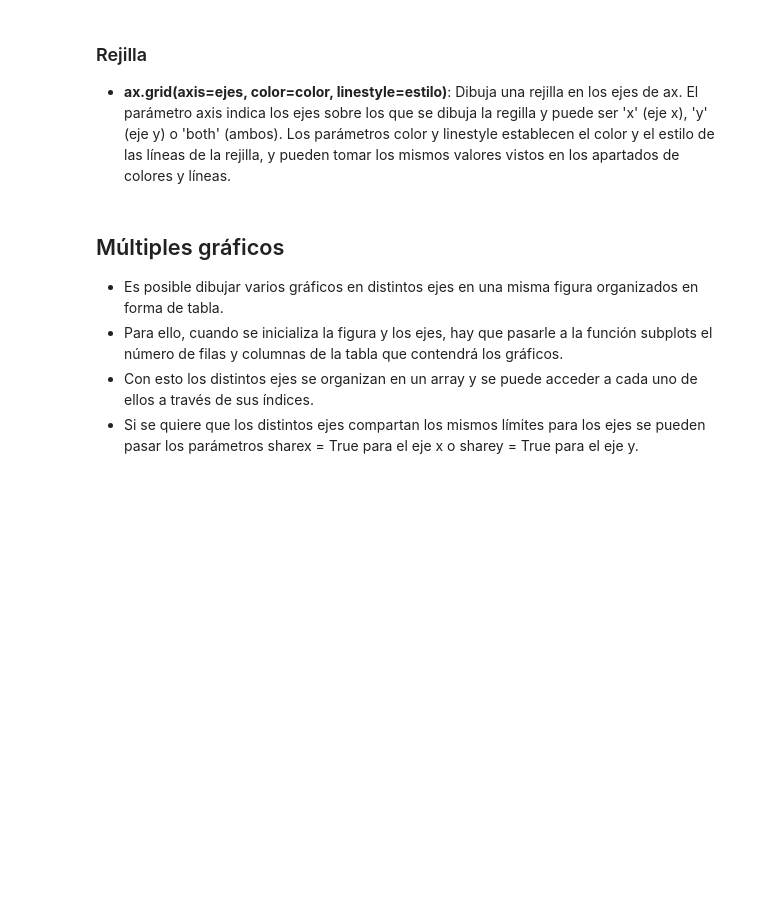
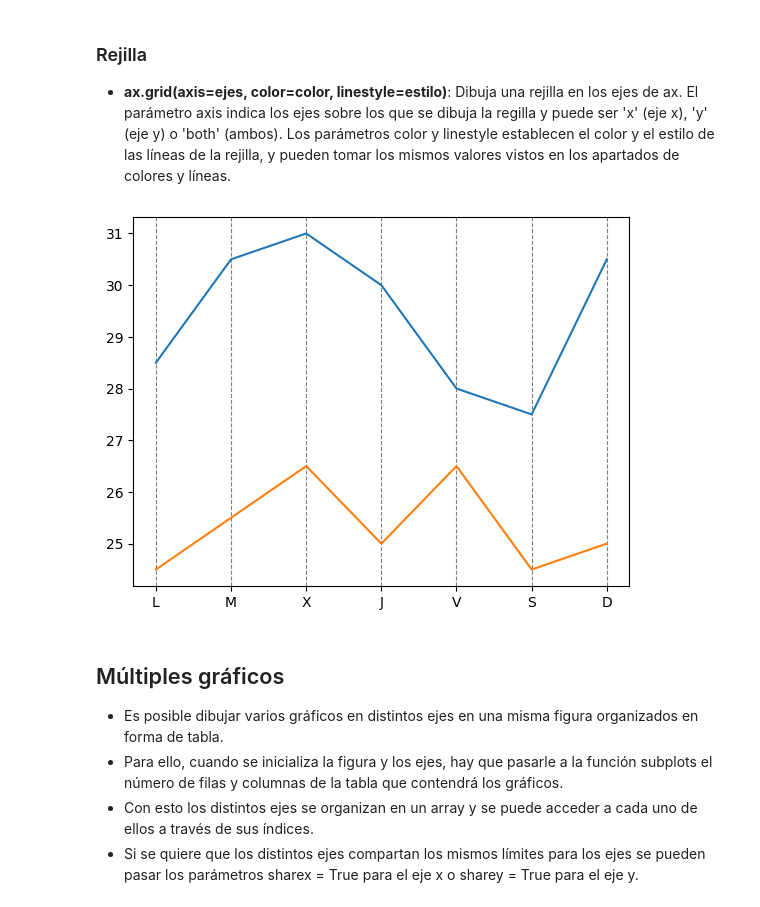
Before and after one commit to ricardoahumada/DataScienceBasics, a Jupyter notebook: visualizacion/01.matplotlib.ipynb, the cells around one changed output. Drawn from its saved outputs; the diff is of its cells as text; code cells hidden in the pictures; blank space fills up the shorter version.

```diff
--- a/visualizacion/01.matplotlib.ipynb
+++ b/visualizacion/01.matplotlib.ipynb
@@ -255,11 +293,13 @@ plt.show()
 # %%
 fig, ax = plt.subplots()
 dias = ['L', 'M', 'X', 'J', 'V', 'S', 'D']
 temperaturas = {'Madrid':[28.5, 30.5, 31, 30, 28, 27.5, 30.5], 'Barcelona':[24.5, 25.5, 26.5, 25, 26.5, 24.5, 25]}
 ax.plot(dias, temperaturas['Madrid'])
 ax.plot(dias, temperaturas['Barcelona'])
-ax.grid(axis = 'y', color = 'gray', linestyle = 'dashed')
+ax.grid(axis = 'x', color = 'gray', linestyle = 'dashed')
 plt.show()
+# %% [output]
+[figure, added]
 # %% [markdown]
 ## Múltiples gráficos
 - Es posible dibujar varios gráficos en distintos ejes en una misma figura organizados en forma de tabla.
```
Also changed, not shown: parts of 24 cells of this notebook, 1 other file.
